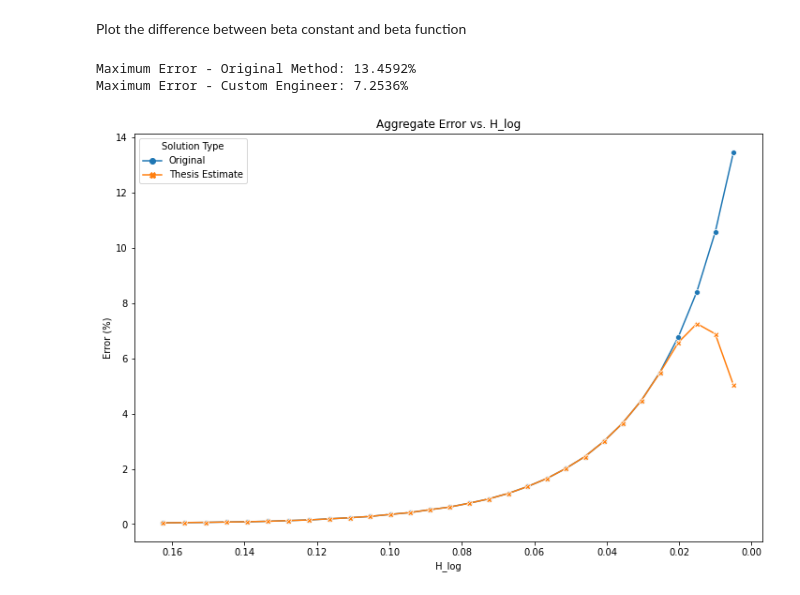
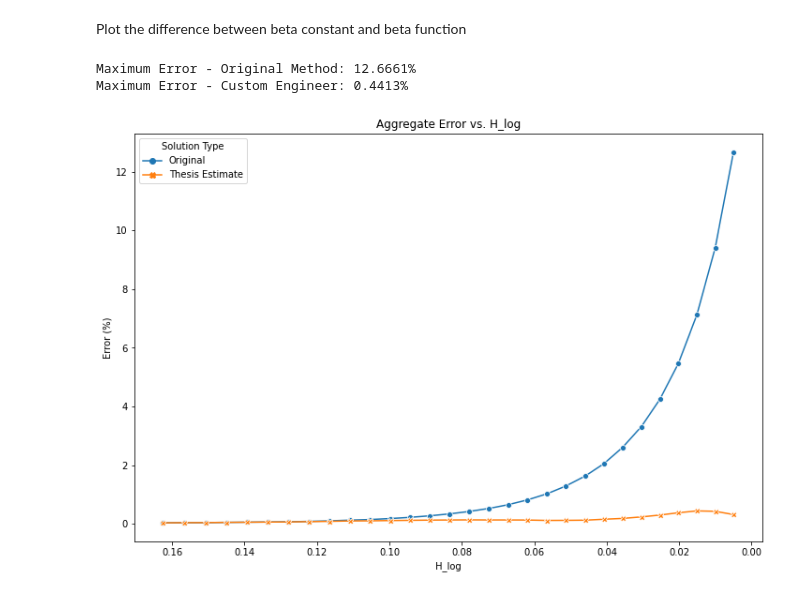
Before and after one commit to Jonteflower/SF290X-Master-Thesis, a Jupyter notebook: down_and_out.ipynb, the cells around one changed output. Drawn from its saved outputs; the diff is of its cells as text; code cells hidden in the pictures.

```diff
--- a/down_and_out.ipynb
+++ b/down_and_out.ipynb
@@ -15,16 +15,15 @@ from sklearn.metrics import mean_squared_error, r2_score
 # %% [markdown]
 Reading and formatting the csv and dropping outliers
 # %%
-csvFilePath = 'acc_data.csv'
+csvFilePath = 'acc_data_m_100_50.csv'
 df = pd.read_csv(csvFilePath)
 
 ### Standardized values
 q = 0
 r = 0.1
-m = 50
 
 ### Filter junk values and best_beta
-df = df[(df['best_beta'] >= 0.57) & (df['m'] == m)]
+df = df[(df['best_beta'] >= 0.57)]
 
 ### Make sure columns are numeric
 numeric_columns = ['T', 'm', 'sigma', 'H', 'S0', 'K', 'price_iter']
@@ -32,12 +31,12 @@ for col in numeric_columns:
     df[col] = pd.to_numeric(df[col], errors='coerce')
 
 ## Add the new paremeters
-df['sigma_sqrt_T'] = df['sigma'] * np.sqrt(df['T'])
+df['sigma_sqrt_T'] = df['sigma'] * np.sqrt(df['T']/df['m'])
 df['H_log'] = abs(np.log(df['H'] / df['S0']))
 # %% [markdown]
 Formula for calculating the proudct between sigma*sqrt(delta_T)
 # %%
-def calc_product(sigma, T):
+def calc_product(sigma, T,m):
     return sigma*np.sqrt(T/m)
 # %% [markdown]
 Formulas from the Book
@@ -320,19 +327,20 @@ Quadratic model: y = -2.3670e+00x^2 + 6.5777e-01x + 6.6895e-01 (R² = 0.9043)
 # %% [markdown]
 Function for estimating beta as a function
 # %%
+
 ### Barrier engineer method
-def regression_beta_estimate(T, sigma, H, S0):
+def regression_beta_estimate(T, sigma, H, S0, m):
     beta_start = 0.5826
-    Sigma_sqrt_T = calc_product(sigma, T)
+    Sigma_sqrt_T = calc_product(sigma, T, m)
 
     #### TODO find this as a function of
     #beta_end = 0.7174 ### Make this a function of sigma*sqrt(T) maybe over m
-    beta_end = 0.71432 / (1 + np.exp(-4.5498*(Sigma_sqrt_T + 0.45534)))
+    beta_end =  7.1239e-01 / (1 + np.exp(-3.3001e+01*(Sigma_sqrt_T + 5.9682e-02)))
 
     ### This is from the reg of increase point both Logistic and quadratic can be used
-    #H_log_start =  -(7.3896e-02)*Sigma_sqrt_T**2 + (2.2475e-01)*Sigma_sqrt_T + -5.4974e-03
-    H_log_start = 0.15609 / (1 + np.exp(-4.5799*(Sigma_sqrt_T - 0.4876)))
+    H_log_start =  1.5542e-01 / (1 + np.exp(-2.9803e+01*(Sigma_sqrt_T - 6.4969e-02)))
 
+    # Convert back to H value
     H_start_increase = round(S0 * np.exp(-H_log_start))  # Determine the start of increase
     H_end = S0 - 1
 
@@ -353,10 +361,9 @@ def regression_beta_estimate(T, sigma, H, S0):
 
 # Function to adjust the barrier for discrete monitoring
 def adjusted_barrier_estimate(T, H, S0,sigma, m):
-
     # dT should be here, it "is the time between monitoring instants", p.325, also stated in book from michael at p.628
     delta_T = T / m
-    beta = regression_beta_estimate(T, sigma, H, S0)
+    beta = regression_beta_estimate(T, sigma, H, S0, m)
 
     ### adjust the beta value
     H_adj_down = H * np.exp(-1 * beta * sigma * np.sqrt(delta_T))
@@ -371,48 +431,48 @@ errors = []
 
 for index, row in df.iterrows():
     # Extract necessary values from the row
-    T, H, S0, K, sigma = row['T'], row['H'], row['S0'], row['K'], row['sigma']
+    T, H, S0, K, sigma, m = row['T'], row['H'], row['S0'], row['K'], row['sigma'], row['m']
     H_log = abs(np.log(row['H']/row['S0']))
 
     # Engineering solution
-    beta_engineer = regression_beta_estimate(T, sigma, H, S0)  # Get beta for engineering estimate
+    beta_engineer = regression_beta_estimate(T, sigma, H, S0, m)  # Get beta for engineering estimate
     H_down_engineer, H_up_engineer = adjusted_barrier_estimate(T, H, S0,sigma, m)
     price_engineer = down_and_call_book(S0, K, T, r, q, sigma, H, H_down_engineer, H_up_engineer)
 
     # Assuming price_original and price_iter are columns in df representing original and Monte Carlo prices
     price_mc = row['price_iter']
-    error_original = round(abs(((price_mc - row['price_adj']) / price_mc) * 100), 4)
-    error_estimate = round(abs(((price_mc - price_engineer) / price_mc) * 100), 4)
+    error_original = round(abs(((price_mc - row['price_adj']) / price_mc) * 100), 5)
+    error_estimate = round(abs(((price_mc - price_engineer) / price_mc) * 100), 5)
 
     errors.append({'H_log': H_log, 'Error': error_original, 'Type': 'Original'})
     errors.append({'H_log': H_log, 'Error': error_estimate, 'Type': 'Thesis Estimate'})
 
     best_beta = row['best_beta']
 
 
 # Convert errors list to DataFrame for plotting
 df_errors = pd.DataFrame(errors)
 
 # Aggregate errors by H_log and Type
 df_agg = df_errors.groupby(['H_log', 'Type'], as_index=False)['Error'].mean()
 
 # Find the maximum error values for each method
 max_error_original = df_agg[df_agg['Type'] == 'Original']['Error'].max()
 max_error_estimate = df_agg[df_agg['Type'] == 'Thesis Estimate']['Error'].max()
 
 print(f"Maximum Error - Original Method: {max_error_original:.4f}%")
 print(f"Maximum Error - Custom Engineer: {max_error_estimate:.4f}%")
 
 # Plotting
 plt.figure(figsize=(12, 8))
 sns.lineplot(data=df_agg, x='H_log', y='Error', hue='Type', style='Type', markers=True, dashes=False)
 plt.title('Aggregate Error vs. H_log')
 plt.xlabel('H_log')
 plt.ylabel('Error (%)')
 plt.legend(title='Solution Type')
 plt.gca().invert_xaxis()  # Invert the x-axis to have the largest H_percent start on the left
 plt.show()
 # %% [output]
-Maximum Error - Original Method: 13.4592%
-Maximum Error - Custom Engineer: 7.2536%
+Maximum Error - Original Method: 12.6661%
+Maximum Error - Custom Engineer: 0.4413%
-[figure, old version]
+[figure, new version]
```
Also changed, not shown: parts of 4 cells of this notebook, 27 other files.
